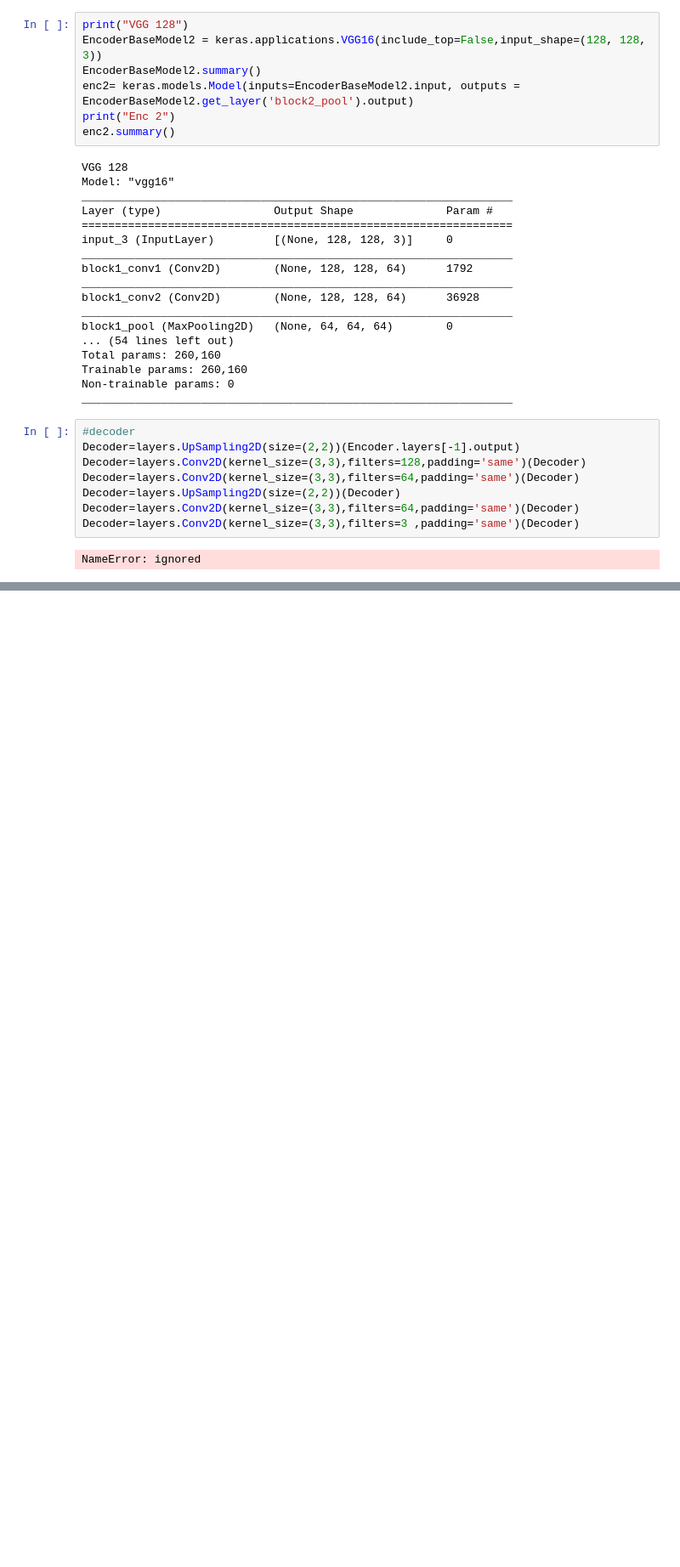
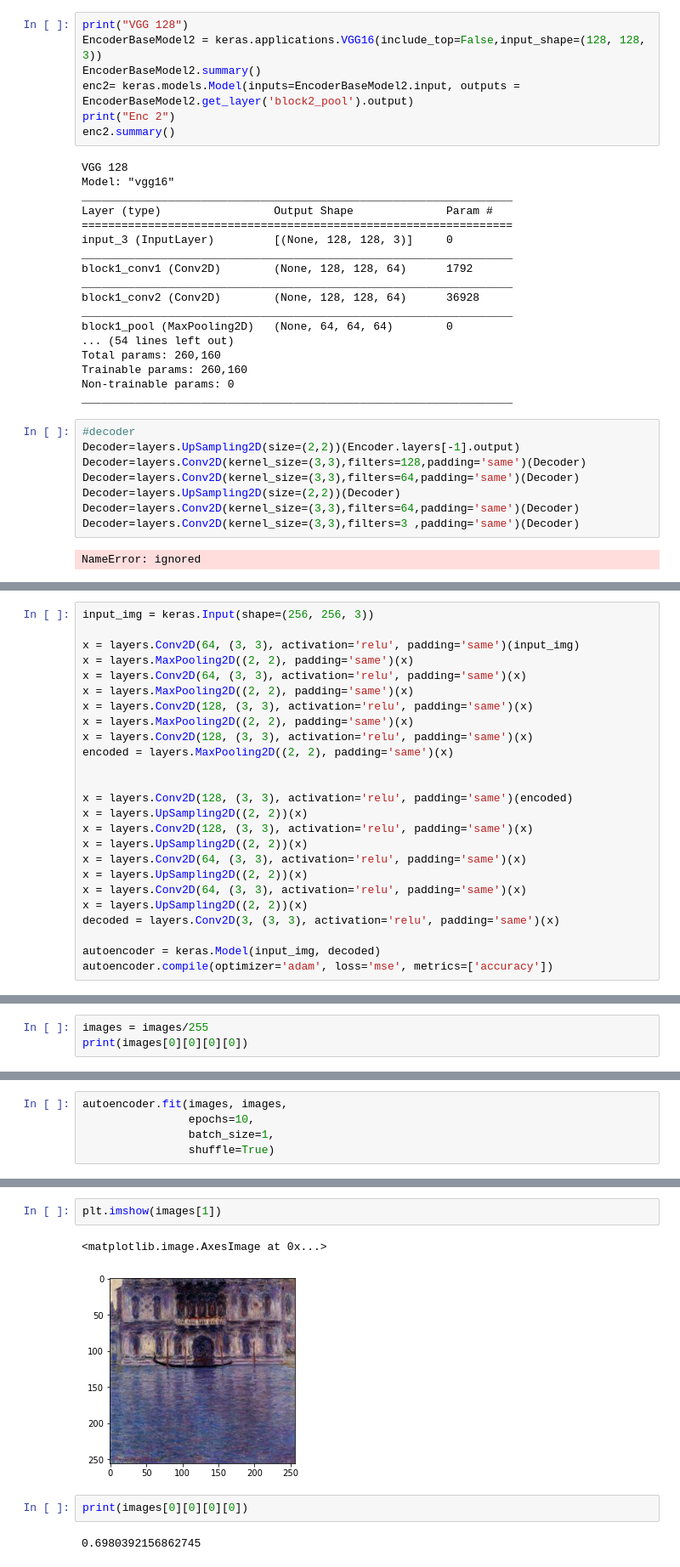
Before and after one commit to rutia2044/rutiarbiv-gmail.com, a Jupyter notebook: Copy_of_עותק_של_Untitled.ipynb, the cells around one changed output, grey strips where cells are left out. Shown at 85% size. Drawn from its saved outputs; the diff is of its cells as text; blank space fills up the shorter version.

```diff
--- a/Copy_of_עותק_של_Untitled.ipynb
+++ b/Copy_of_עותק_של_Untitled.ipynb
@@ -608,0 +625,25 @@ NameError: ignored
+# %%
+input_img = keras.Input(shape=(256, 256, 3))
+
+x = layers.Conv2D(64, (3, 3), activation='relu', padding='same')(input_img)
+x = layers.MaxPooling2D((2, 2), padding='same')(x)
+x = layers.Conv2D(64, (3, 3), activation='relu', padding='same')(x)
+x = layers.MaxPooling2D((2, 2), padding='same')(x)
+x = layers.Conv2D(128, (3, 3), activation='relu', padding='same')(x)
+x = layers.MaxPooling2D((2, 2), padding='same')(x)
+x = layers.Conv2D(128, (3, 3), activation='relu', padding='same')(x)
+encoded = layers.MaxPooling2D((2, 2), padding='same')(x)
+
+
+x = layers.Conv2D(128, (3, 3), activation='relu', padding='same')(encoded)
+x = layers.UpSampling2D((2, 2))(x)
+x = layers.Conv2D(128, (3, 3), activation='relu', padding='same')(x)
+x = layers.UpSampling2D((2, 2))(x)
+x = layers.Conv2D(64, (3, 3), activation='relu', padding='same')(x)
+x = layers.UpSampling2D((2, 2))(x)
+x = layers.Conv2D(64, (3, 3), activation='relu', padding='same')(x)
+x = layers.UpSampling2D((2, 2))(x)
+decoded = layers.Conv2D(3, (3, 3), activation='relu', padding='same')(x)
+
+autoencoder = keras.Model(input_img, decoded)
+autoencoder.compile(optimizer='adam', loss='mse', metrics=['accuracy'])
@@ -608,0 +670,3 @@ NameError: ignored
+# %%
+images = images/255
+print(images[0][0][0][0])
@@ -608,0 +675,5 @@ NameError: ignored
+# %%
+autoencoder.fit(images, images,
+                epochs=10,
+                batch_size=1,
+                shuffle=True)
@@ -608,0 +702,9 @@ NameError: ignored
+# %%
+plt.imshow(images[1])
+# %% [output]
+<matplotlib.image.AxesImage at 0x...>
+[figure, added]
+# %%
+print(images[0][0][0][0])
+# %% [output]
+0.6980392156862745
```
Also changed, not shown: parts of 12 cells of this notebook.
